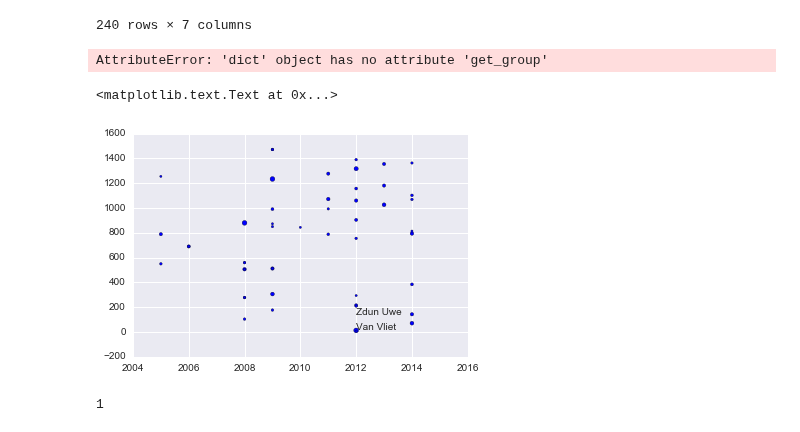
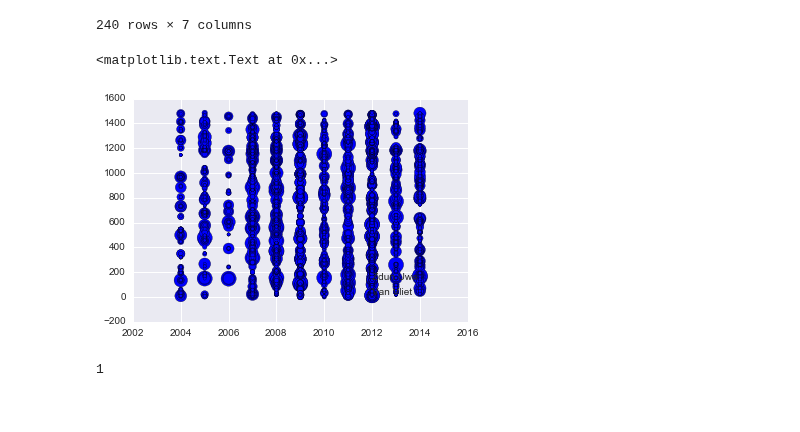
Before and after one commit to noveroa/DataBases, a Jupyter notebook: sqlStart/ExploringData_groupingandvisually.ipynb, the cells around one changed output. Saved outputs shown, nothing was run; the diff lists cells and outputs as text; code cells hidden in the pictures.

```diff
--- a/sqlStart/ExploringData_groupingandvisually.ipynb
+++ b/sqlStart/ExploringData_groupingandvisually.ipynb
@@ -510,7 +596,3 @@ gg
 | 238 | Zschaler Steffen | 1 | 239 | The COMQUAD component container a... | WICSA | 2004 | 4 |
 | 239 | van Deursen A | 1 | 195 | Symphony view driven software arc... | WICSA | 2004 | 1 |
 240 rows × 7 columns
-# %%
-pd.merge(t, testgroup.groups.get_group(['WICSA', 2004]))
-# %% [output]
-AttributeError: 'dict' object has no attribute 'get_group'
@@ -564,14 +599,14 @@ def seeKWTop20(top = 20):
 # %%
-ids = np.array(df.paperID)
-yrs = np.array(df.pubYear)
-cts = np.array(df.counts)
+ids = np.array(df2.paperID)
+yrs = np.array(df2.pubYear)
+cts = np.array(df2.counts)*10
 # %%
-plt.scatter(yrs[:1000:20], ids[:1000:20], s = cts[:1000:20])
+plt.scatter(yrs, ids, s = cts)
 plt.text(2012, 140, 'Zdun Uwe')
 plt.text(2012, 13, 'Van Vliet')
 # %% [output]
 <matplotlib.text.Text at 0x...>
-[figure, old version]
+[figure, new version]
 # %%
 labels = {'WICSA' :1 ,
          'ECSA' : 2,
```
Also changed, not shown: parts of 13 cells of this notebook, 25 other files.
